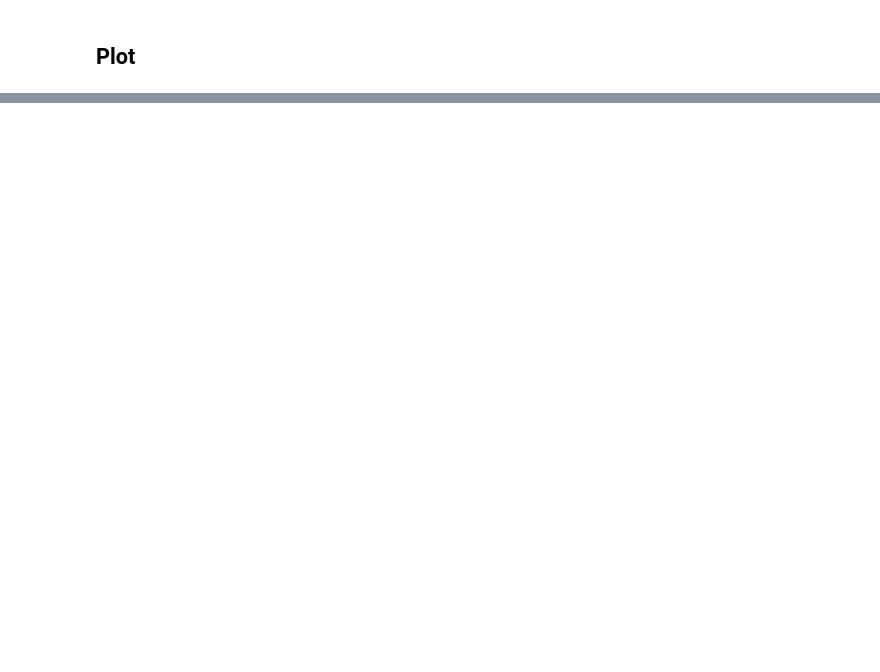
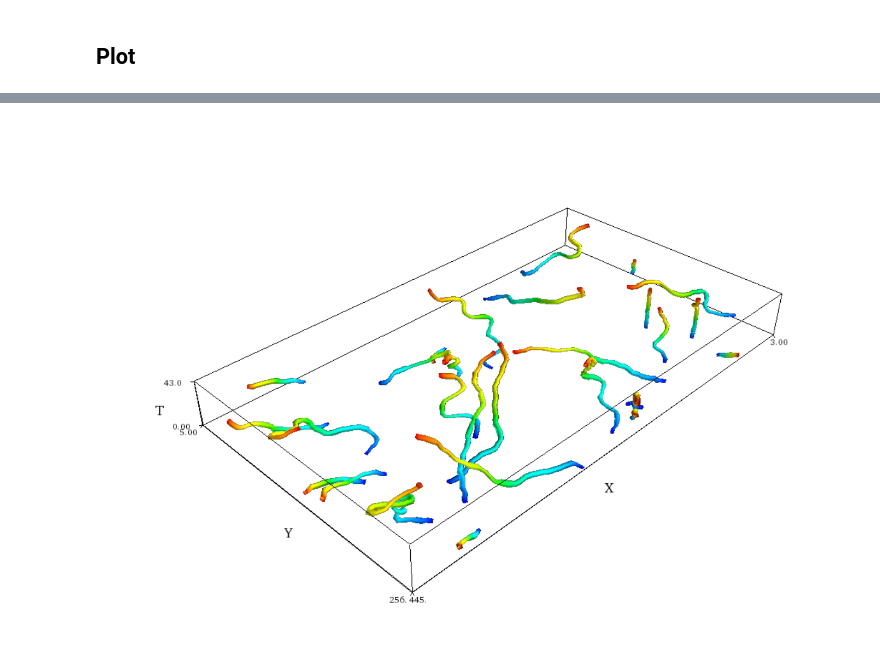
Before and after one commit to bioimage-analysis/cell_tracking, a Jupyter notebook: Cell_Tracking.ipynb, the cells around one changed output, grey strips where cells are left out. Drawn from its saved outputs; the diff is of its cells as text; code cells hidden in the pictures; blank space fills up the shorter version.

```diff
--- a/Cell_Tracking.ipynb
+++ b/Cell_Tracking.ipynb
@@ -138,0 +44,4 @@ fig.savefig('MSD.png', bbox_inches='tight')
+# %%
+plot_track_3d(liste_a)
+# %% [output]
+[figure, added]
```
Also changed, not shown: parts of 12 cells of this notebook, 2 other files.
